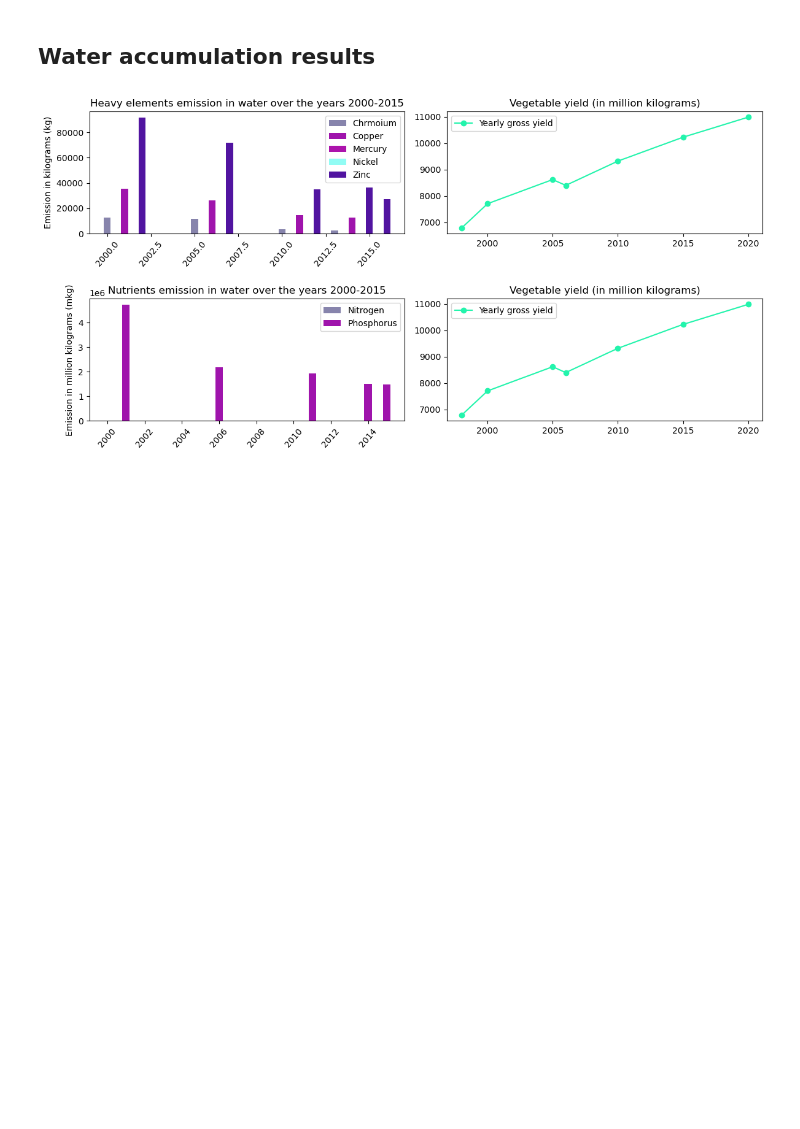
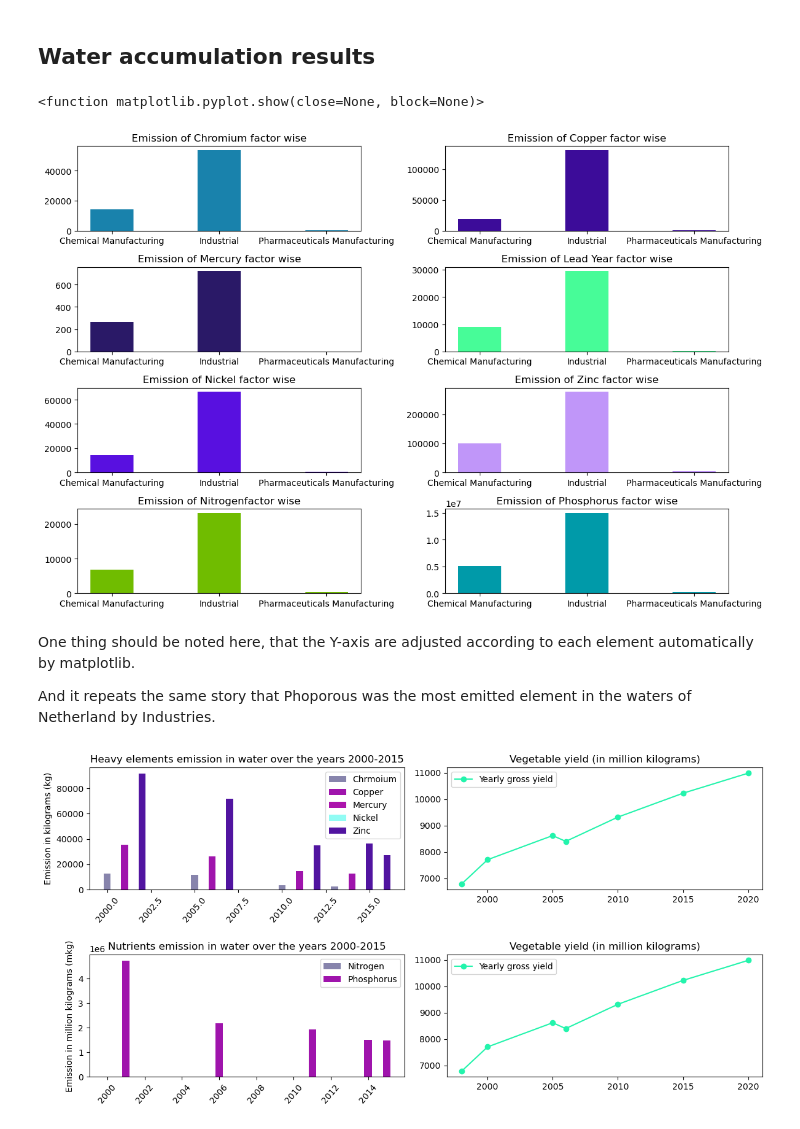
Before and after one commit to imbilalbutt/made-template-ws2324, a Jupyter notebook: project/report.ipynb, the cells around one changed output. Drawn from its saved outputs; the diff is of its cells as text; code cells hidden in the pictures; blank space fills up the shorter version.

```diff
--- a/project/report.ipynb
+++ b/project/report.ipynb
@@ -736,6 +741,50 @@ nutrients_factor_wise = factor_wise.Nitrogen + factor_wise.Phosphorus
 # %%
 # factor_wise.Chromium[:]
 # nutrients_factor_wise
+# %%
+fig, axes = plt.subplots(nrows=4, ncols=2, figsize=(12, 8))
+
+# Chromium
+axes[0,0].bar(factor_wise.index, factor_wise.Chromium,  0.4, label='Chromium', color='#1982AC')
+axes[0,0].set_title('Emission of Chromium factor wise')
+
+# Copper
+axes[0,1].bar(factor_wise.index, factor_wise.Copper,  0.4, label='Copper', color='#3C0C99')
+axes[0,1].set_title('Emission of Copper factor wise')
+
+# Mercury
+axes[1,0].bar(factor_wise.index, factor_wise.Mercury,  0.4, label='Mercury', color='#2A1967')
+axes[1,0].set_title('Emission of Mercury factor wise')
+
+# Lead
+axes[1,1].bar(factor_wise.index,factor_wise.Lead,  0.4, label='Lead', color='#47FC98')
+axes[1,1].set_title('Emission of Lead Year factor wise')
+
+# Nickel
+axes[2,0].bar(factor_wise.index, factor_wise.Nickel,  0.4, label='Nickel', color='#5810E0')
+axes[2,0].set_title('Emission of Nickel factor wise')
+
+# Zinc
+axes[2,1].bar(factor_wise.index, factor_wise.Zinc,  0.4, label='Zinc', color='#C096F9')
+axes[2,1].set_title('Emission of Zinc factor wise')
+
+# Nitrogen
+axes[3,0].bar(factor_wise.index,factor_wise.Nitrogen,  0.4, label='Nitrogen', color='#70BC00')
+axes[3,0].set_title('Emission of Nitrogenfactor wise')
+
+# Phosphorus
+axes[3,1].bar(factor_wise.index, factor_wise.Phosphorus,  0.4, label='Phosphorus', color='#009AA9')
+axes[3,1].set_title('Emission of Phosphorus factor wise')
+
+plt.tight_layout()
+plt.show
+# %% [output]
+<function matplotlib.pyplot.show(close=None, block=None)>
+[figure, added]
+# %% [markdown]
+One thing should be noted here, that the Y-axis are adjusted according to each element automatically by matplotlib.
+
+And it repeats the same story that Phoporous was the most emitted element in the waters of Netherland by Industries.
 # %%
 fig, axes = plt.subplots(2, 2, figsize=(12, 6))
 
```
Also changed, not shown: parts of 13 cells of this notebook.
